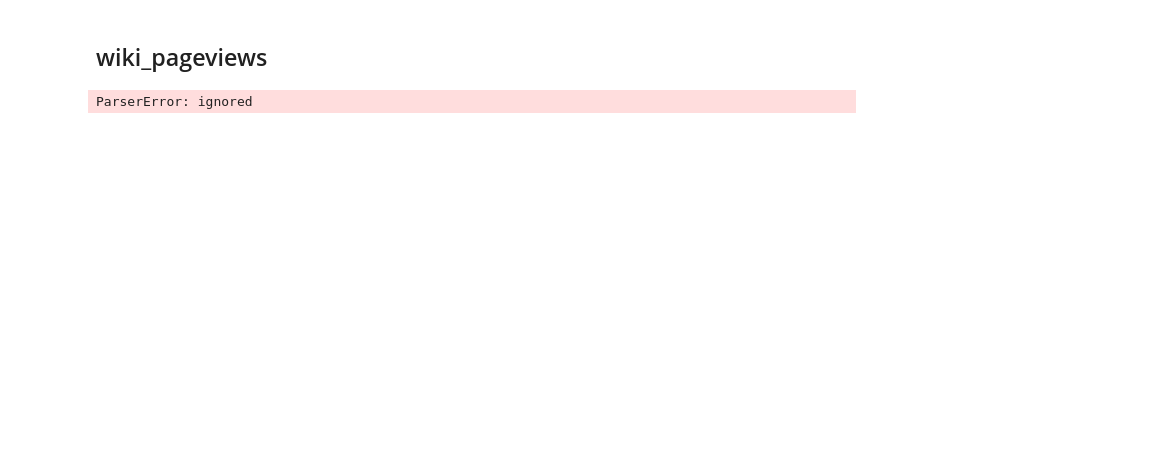
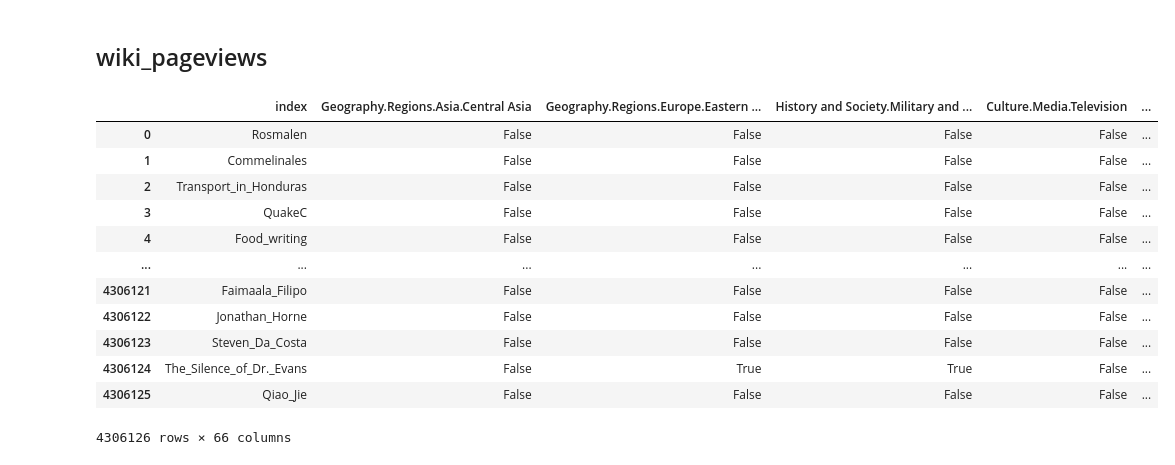
Before and after one commit to epfl-ada/ada-2023-project-thedogues1815, a Jupyter notebook: exploration.ipynb, the cells around one changed output. Saved outputs shown, nothing was run; the diff lists cells and outputs as text; code cells hidden in the pictures; blank space fills up the shorter version.

Commit message:
News_collection exploration

```diff
--- a/exploration.ipynb
+++ b/exploration.ipynb
@@ -27,6 +91,18 @@ KeyboardInterrupt: ignored
 ## wiki_pageviews
 # %%
 TOPICS_LINKED_PATH = 'data/wiki_pageviews_covid-master/data/topics_linked.csv'
-import_csv_to_df(NEWS_COLLECTION_PATH, sub_sample=False)
+import_csv_to_df(TOPICS_LINKED_PATH, sub_sample=False)
 # %% [output]
+|  | index | Geography.Regions.Asia.Central Asia | Geography.Regions.Europe.Eastern ... | History and Society.Military and ... | Culture.Media.Television | ... |
+| 0 | Rosmalen | False | False | False | False | ... |
+| 1 | Commelinales | False | False | False | False | ... |
+| 2 | Transport_in_Honduras | False | False | False | False | ... |
+| 3 | QuakeC | False | False | False | False | ... |
+| 4 | Food_writing | False | False | False | False | ... |
+| ... | ... | ... | ... | ... | ... | ... |
+| 4306121 | Faimaala_Filipo | False | False | False | False | ... |
+| 4306122 | Jonathan_Horne | False | False | False | False | ... |
+| 4306123 | Steven_Da_Costa | False | False | False | False | ... |
+| 4306124 | The_Silence_of_Dr._Evans | False | True | True | False | ... |
+| 4306125 | Qiao_Jie | False | False | False | False | ... |
-ParserError: ignored
+4306126 rows × 66 columns
```
Also changed, not shown: parts of 9 cells of this notebook, 1 other file.
